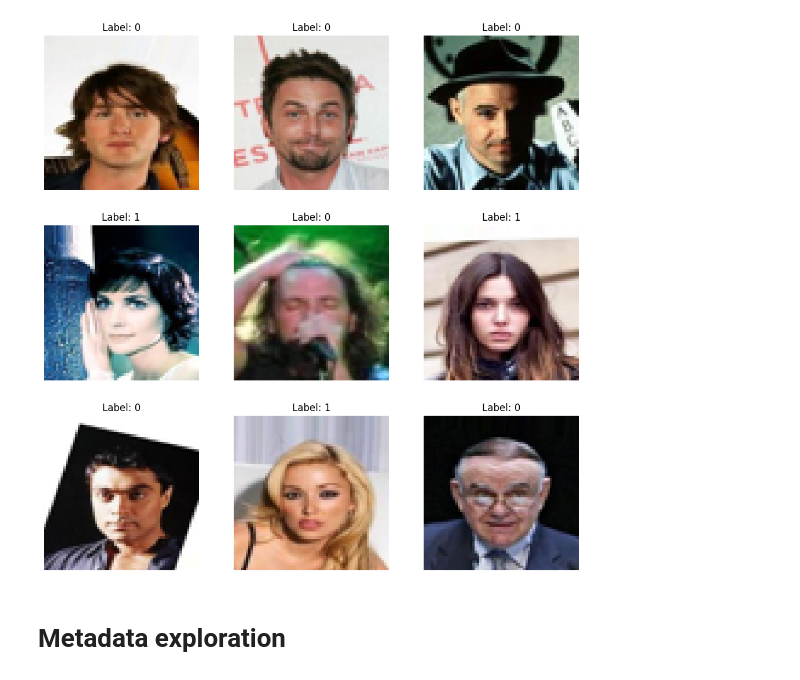
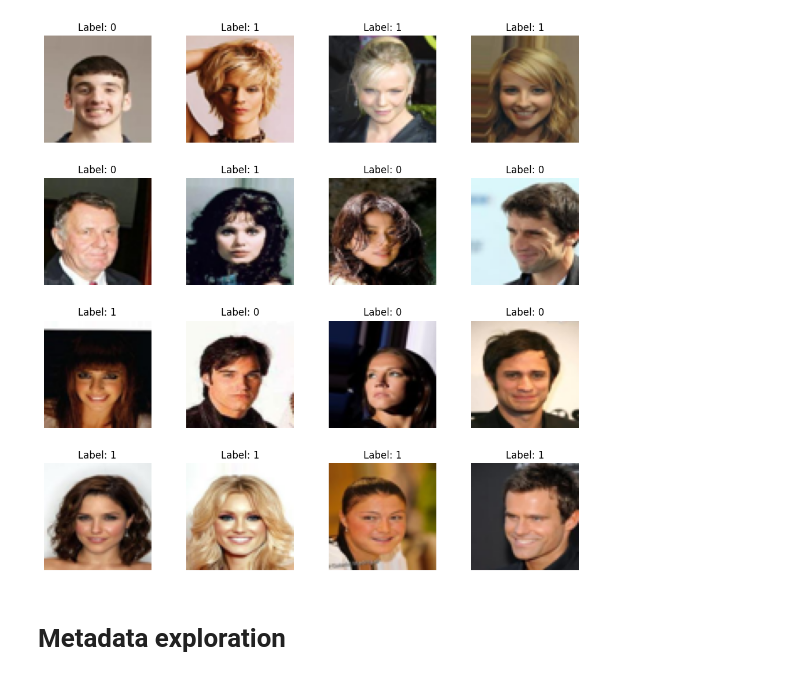
Before and after one commit to marcorepetto/INF577-QUIZ-2, a Jupyter notebook: EDA/EDA.ipynb, the cells around one changed output. Cells and saved outputs as stored; diff of their text form; code cells hidden in the pictures.

```diff
--- a/EDA/EDA.ipynb
+++ b/EDA/EDA.ipynb
@@ -31,12 +31,12 @@ def show_by_index(indexes, rows, cols=None):
         ax.axis('off')
     plt.show()
 # %%
-n = 3
+n = 4
 random_idx = np.random.randint(0, len(data['images']), n*n)
 
 show_by_index(random_idx, n)
 # %% [output]
-[figure, old version]
+[figure, new version]
 # %% [markdown]
 # Metadata exploration
 # %%
```
Also changed, not shown: parts of 1 cell of this notebook, 17 other files.
